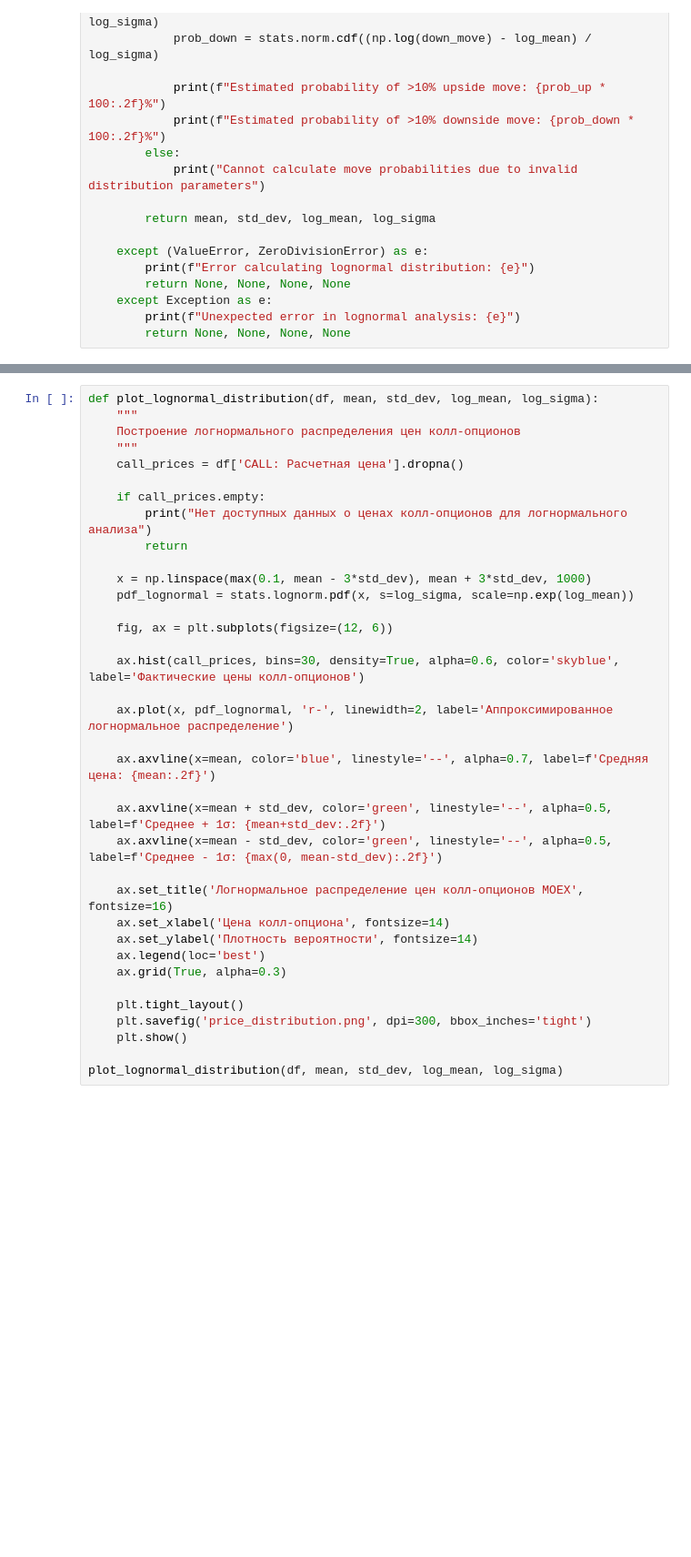
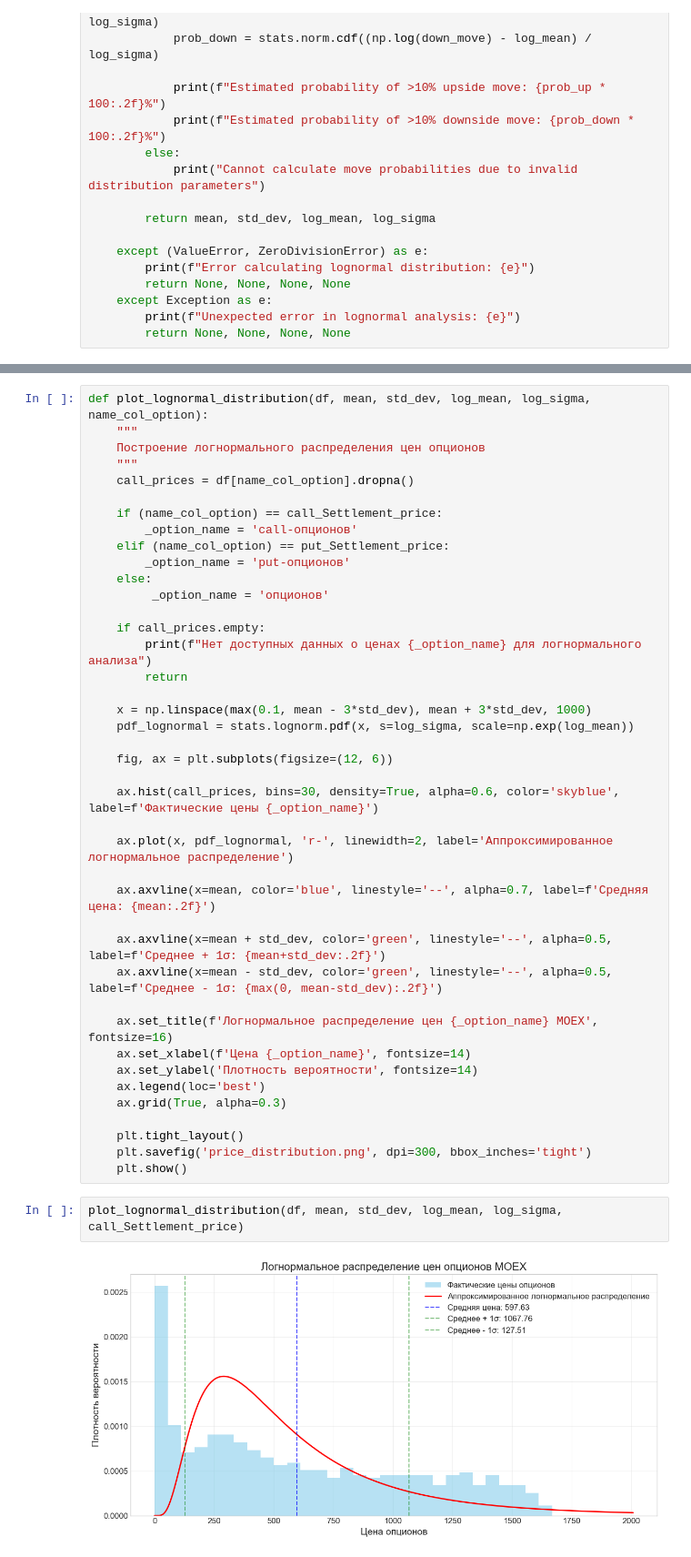
Before and after one commit to Kabanya/ml_and_risk_management, a Jupyter notebook: finance/main.ipynb, the cells around one changed output, grey strips where cells are left out. Shown at 91% size. Saved outputs shown, nothing was run; the diff lists cells and outputs as text; blank space fills up the shorter version.

```diff
--- a/finance/main.ipynb
+++ b/finance/main.ipynb
@@ -1095,12 +1213,19 @@ plot_strategy_comparison(strategy_results, avg_index_level)
 # %%
-def plot_lognormal_distribution(df, mean, std_dev, log_mean, log_sigma):
+def plot_lognormal_distribution(df, mean, std_dev, log_mean, log_sigma, name_col_option):
     """
-    Построение логнормального распределения цен колл-опционов
+    Построение логнормального распределения цен опционов
     """
-    call_prices = df['CALL: Расчетная цена'].dropna()
+    call_prices = df[name_col_option].dropna()
+
+    if (name_col_option) == call_Settlement_price:
+        _option_name = 'call-опционов'
+    elif (name_col_option) == put_Settlement_price:
+        _option_name = 'put-опционов'
+    else:
+         _option_name = 'опционов'
 
     if call_prices.empty:
-        print("Нет доступных данных о ценах колл-опционов для логнормального анализа")
+        print(f"Нет доступных данных о ценах {_option_name} для логнормального анализа")
         return
 
     x = np.linspace(max(0.1, mean - 3*std_dev), mean + 3*std_dev, 1000)
@@ -1108,7 +1233,7 @@ def plot_lognormal_distribution(df, mean, std_dev, log_mean, log_sigma):
 
     fig, ax = plt.subplots(figsize=(12, 6))
 
-    ax.hist(call_prices, bins=30, density=True, alpha=0.6, color='skyblue', label='Фактические цены колл-опционов')
+    ax.hist(call_prices, bins=30, density=True, alpha=0.6, color='skyblue', label=f'Фактические цены {_option_name}')
 
     ax.plot(x, pdf_lognormal, 'r-', linewidth=2, label='Аппроксимированное логнормальное распределение')
 
@@ -1117,8 +1242,8 @@ def plot_lognormal_distribution(df, mean, std_dev, log_mean, log_sigma):
     ax.axvline(x=mean + std_dev, color='green', linestyle='--', alpha=0.5, label=f'Среднее + 1σ: {mean+std_dev:.2f}')
     ax.axvline(x=mean - std_dev, color='green', linestyle='--', alpha=0.5, label=f'Среднее - 1σ: {max(0, mean-std_dev):.2f}')
 
-    ax.set_title('Логнормальное распределение цен колл-опционов MOEX', fontsize=16)
-    ax.set_xlabel('Цена колл-опциона', fontsize=14)
+    ax.set_title(f'Логнормальное распределение цен {_option_name} MOEX', fontsize=16)
+    ax.set_xlabel(f'Цена {_option_name}', fontsize=14)
     ax.set_ylabel('Плотность вероятности', fontsize=14)
     ax.legend(loc='best')
     ax.grid(True, alpha=0.3)
@@ -1126,5 +1251,7 @@ def plot_lognormal_distribution(df, mean, std_dev, log_mean, log_sigma):
     plt.tight_layout()
     plt.savefig('price_distribution.png', dpi=300, bbox_inches='tight')
     plt.show()
-
-plot_lognormal_distribution(df, mean, std_dev, log_mean, log_sigma)
+# %%
+plot_lognormal_distribution(df, mean, std_dev, log_mean, log_sigma, call_Settlement_price)
+# %% [output]
+[figure, added]
```
Also changed, not shown: parts of 24 cells of this notebook, 2 other files.
